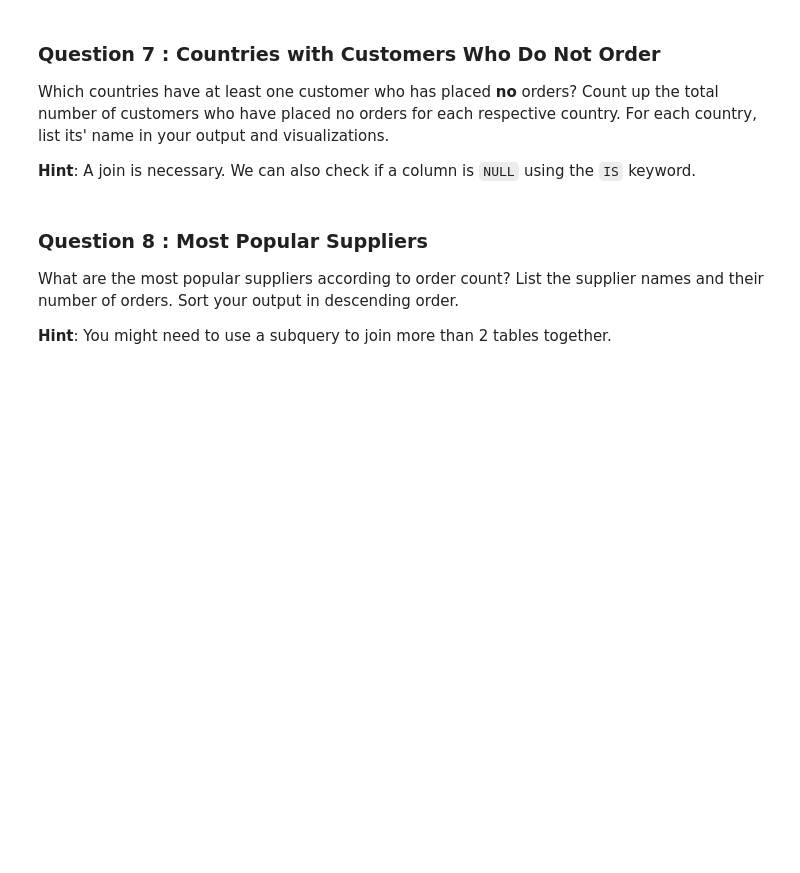
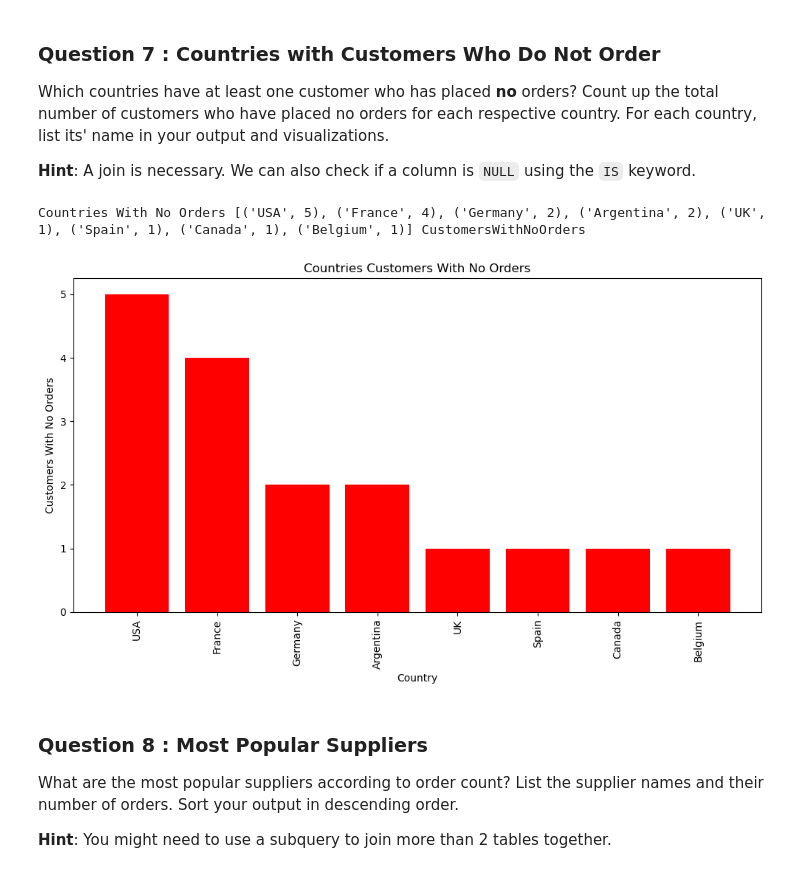
Before and after one commit to thecrownreturns/Adhoc-SQL-FOOD-SUPPLY-, a Jupyter notebook: adhoc_report.ipynb, the cells around one changed output. Saved outputs shown, nothing was run; the diff lists cells and outputs as text; code cells hidden in the pictures; blank space fills up the shorter version.

```diff
--- a/adhoc_report.ipynb
+++ b/adhoc_report.ipynb
@@ -208,16 +249,37 @@ Which countries have at least one customer who has placed **no** orders? Count u
 **Hint**: A join is necessary. We can also check if a column is `NULL` using the `IS` keyword.
 # %%
 # TODO: Write a SQL query which will answer the question above.
-...
+
+cursor.execute("""
+SELECT
+    Customers.Country,
+    COUNT(Customers.CustomerID) AS CustomersWithNoOrders
+FROM Customers
+LEFT JOIN Orders ON Customers.CustomerID = Orders.CustomerID
+WHERE Orders.CustomerID IS NULL
+GROUP BY Customers.Country
+ORDER BY CustomersWithNoOrders DESC;
+""")
 
 # TODO: Fetch your list of tuples and print it out
-...
+country_customers_with_no_orders = cursor.fetchall()
+print("Countries With No Orders", country_customers_with_no_orders, "CustomersWithNoOrders")
+# %% [output]
+Countries With No Orders [('USA', 5), ('France', 4), ('Germany', 2), ('Argentina', 2), ('UK', 1), ('Spain', 1), ('Canada', 1), ('Belgium', 1)] CustomersWithNoOrders
 # %%
 # TODO: Convert your list of tuples to a dataframe
-...
+df = pd.DataFrame(country_customers_with_no_orders, columns=['Country','CustomersWithNoOrders'])
 
 # TODO: Generate a visualization on this dataframe
-...
+plt.figure(figsize=(10, 6))
+plt.bar(df['Country'], df['CustomersWithNoOrders'], color='red')
+plt.xlabel('Country')
+plt.ylabel('Customers With No Orders')
+plt.title('Countries Customers With No Orders')
+plt.xticks(rotation=90)
+plt.tight_layout()
+# %% [output]
+[figure, added]
 # %% [markdown]
 ### Question 8 : Most Popular Suppliers
 
```
Also changed, not shown: parts of 12 cells of this notebook.
